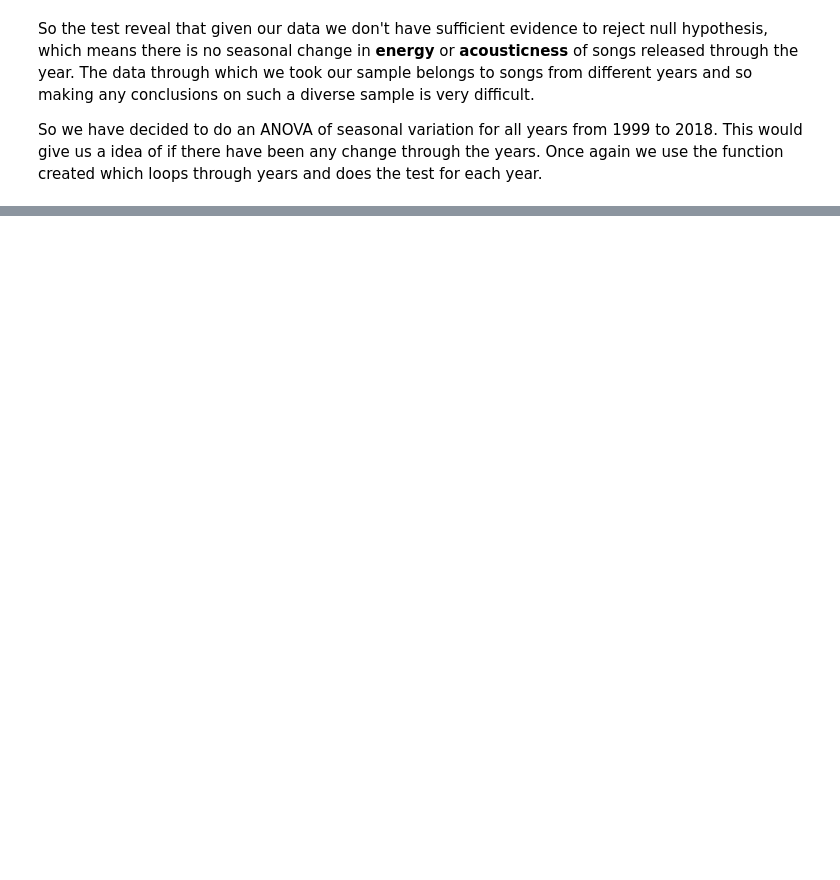
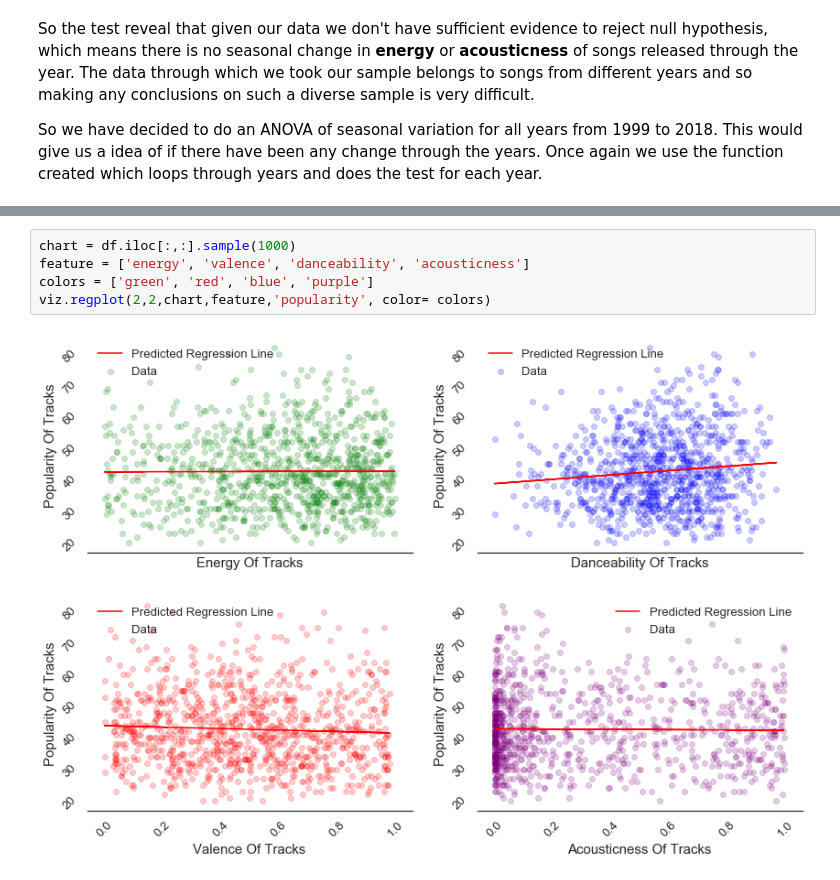
Before and after one commit to fsarraf/Mod3_project, a Jupyter notebook: Are songs released based on seasons? .ipynb, the cells around one changed output, grey strips where cells are left out. Drawn from its saved outputs; the diff is of its cells as text; blank space fills up the shorter version.

```diff
--- a/Are songs released based on seasons? .ipynb
+++ b/Are songs released based on seasons? .ipynb
@@ -200,0 +194,7 @@ hypo.anova_loop(dftest2, 'seasons', ['acousticness'], years)
+# %%
+chart = df.iloc[:,:].sample(1000)
+feature = ['energy', 'valence', 'danceability', 'acousticness']
+colors = ['green', 'red', 'blue', 'purple']
+viz.regplot(2,2,chart,feature,'popularity', color= colors)
+# %% [output]
+[figure, added]
```
Also changed, not shown: parts of 8 cells of this notebook, 3 other files.
